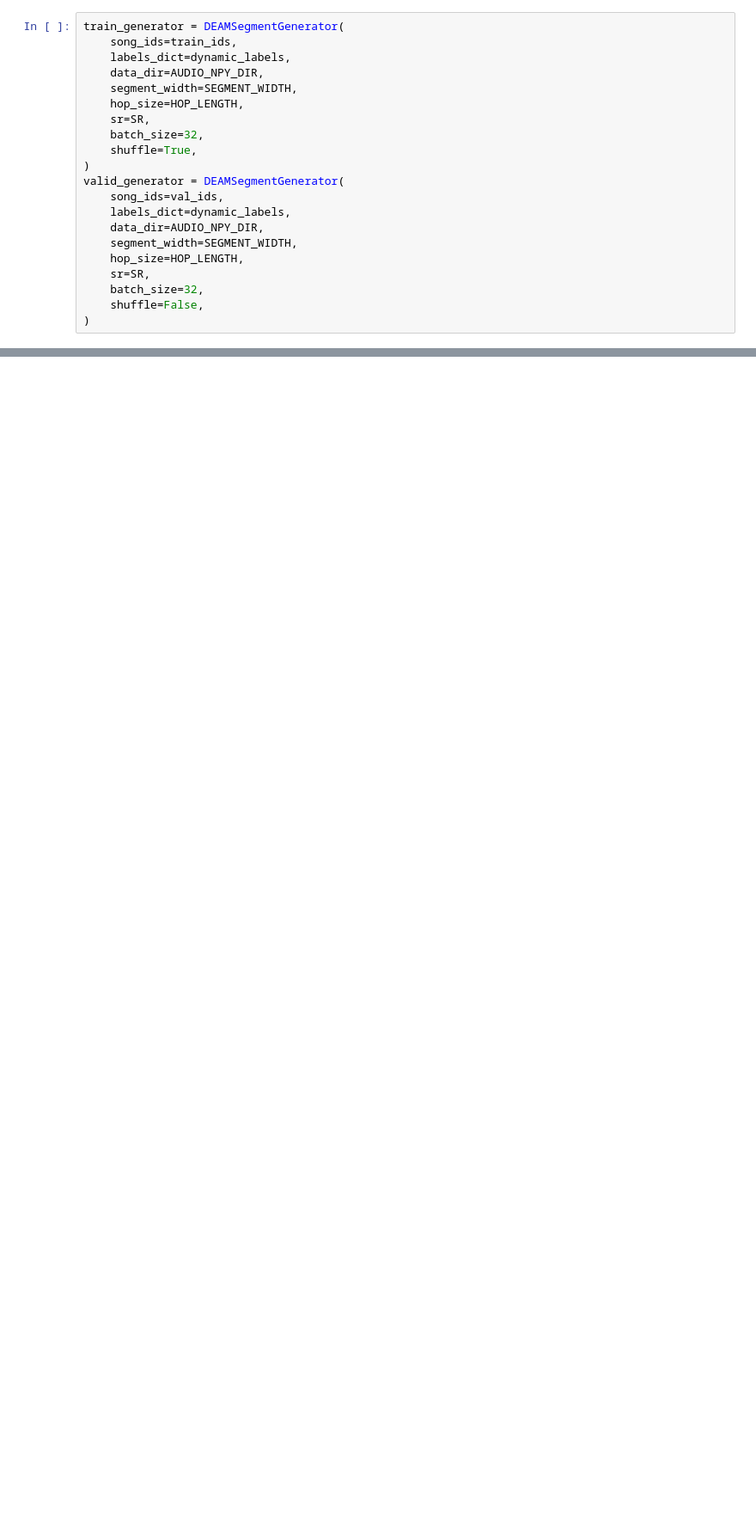
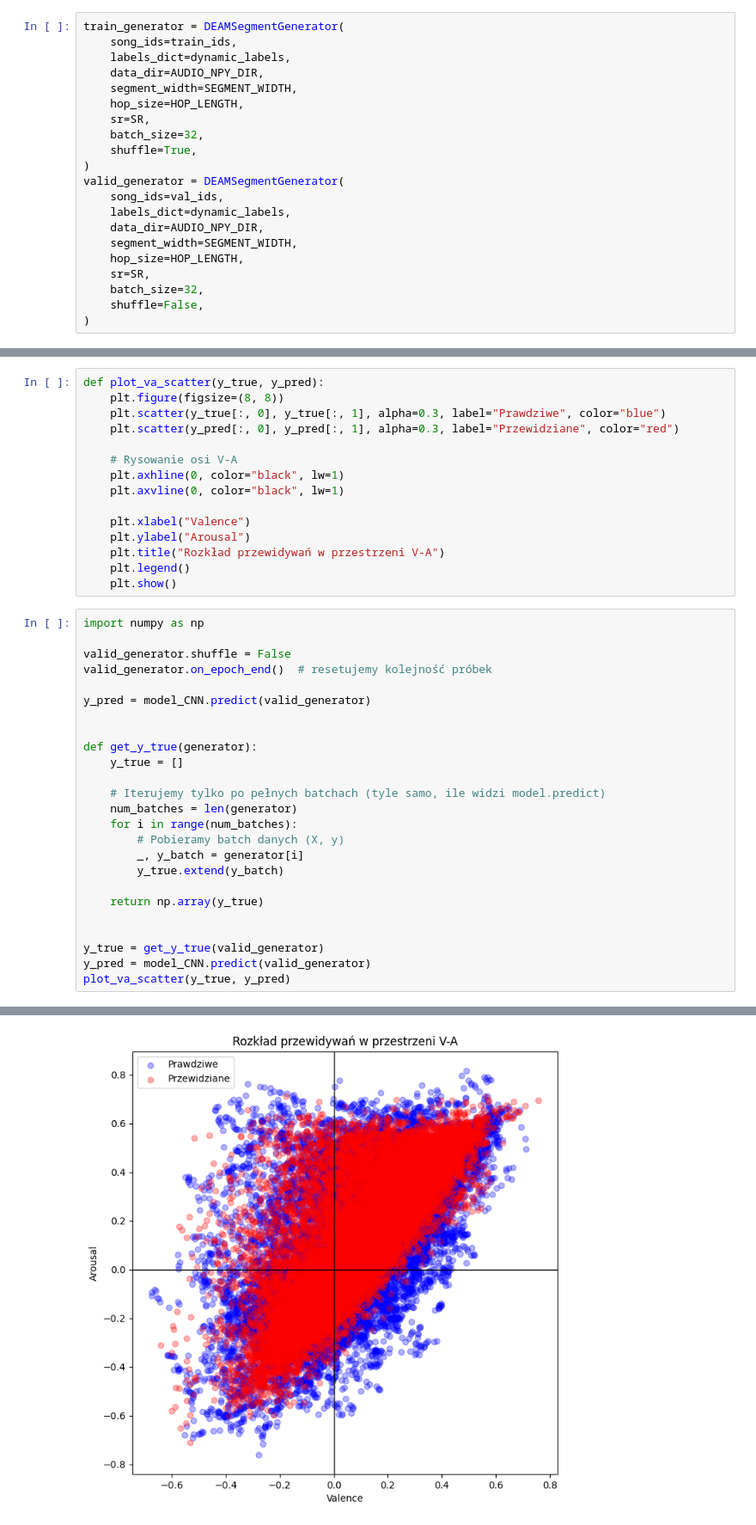
Before and after one commit to mist-ann/MER_project, a Jupyter notebook: notebooks/main.ipynb, the cells around one changed output, grey strips where cells are left out. Shown at 86% size. Saved outputs shown, nothing was run; the diff lists cells and outputs as text; blank space fills up the shorter version.

```diff
--- a/notebooks/main.ipynb
+++ b/notebooks/main.ipynb
@@ -111,0 +240,41 @@ model_CNN.fit(
+# %%
+def plot_va_scatter(y_true, y_pred):
+    plt.figure(figsize=(8, 8))
+    plt.scatter(y_true[:, 0], y_true[:, 1], alpha=0.3, label="Prawdziwe", color="blue")
+    plt.scatter(y_pred[:, 0], y_pred[:, 1], alpha=0.3, label="Przewidziane", color="red")
+
+    # Rysowanie osi V-A
+    plt.axhline(0, color="black", lw=1)
+    plt.axvline(0, color="black", lw=1)
+
+    plt.xlabel("Valence")
+    plt.ylabel("Arousal")
+    plt.title("Rozkład przewidywań w przestrzeni V-A")
+    plt.legend()
+    plt.show()
+# %%
+import numpy as np
+
+valid_generator.shuffle = False
+valid_generator.on_epoch_end()  # resetujemy kolejność próbek
+
+y_pred = model_CNN.predict(valid_generator)
+
+
+def get_y_true(generator):
+    y_true = []
+
+    # Iterujemy tylko po pełnych batchach (tyle samo, ile widzi model.predict)
+    num_batches = len(generator)
+    for i in range(num_batches):
+        # Pobieramy batch danych (X, y)
+        _, y_batch = generator[i]
+        y_true.extend(y_batch)
+
+    return np.array(y_true)
+
+
+y_true = get_y_true(valid_generator)
+y_pred = model_CNN.predict(valid_generator)
+plot_va_scatter(y_true, y_pred)
+# %% [output]
@@ -111,0 +283 @@ model_CNN.fit(
+[figure, added]
```
Also changed, not shown: parts of 14 cells of this notebook, 4 other files.
